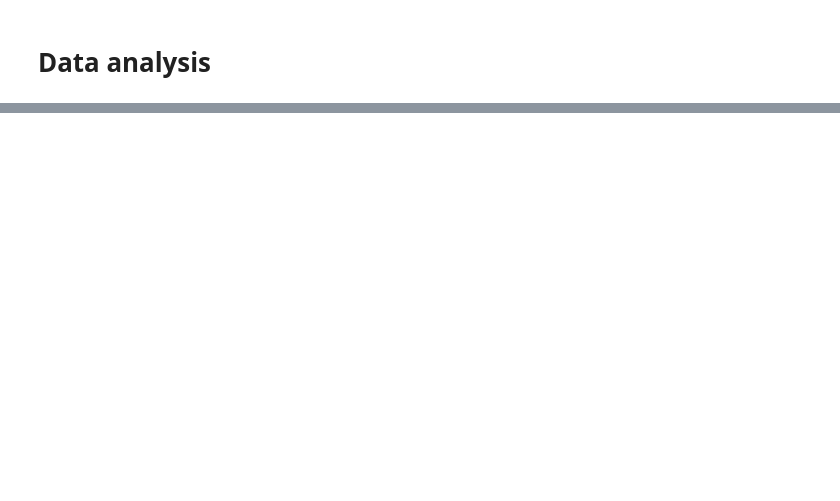
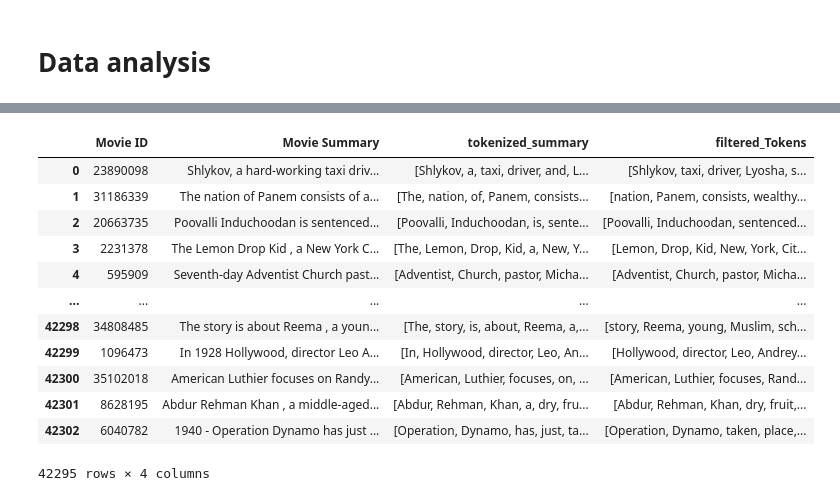
Before and after one commit to epfl-ada/ada-2023-project-adaflix, a Jupyter notebook: garik_notebook.ipynb, the cells around one changed output, grey strips where cells are left out. Cells and saved outputs as stored; diff of their text form; code cells hidden in the pictures; blank space fills up the shorter version.

```diff
--- a/garik_notebook.ipynb
+++ b/garik_notebook.ipynb
@@ -223,0 +345,8 @@ We know have everything in place to perform our analysis. We will start by runni
+# %%
+#create a copy for the summary metadata
+summary_metadata_copy = plot_summaries_df.copy()
+print(f"The shape of the summary metadata before removing duplicates is : {summary_metadata_copy.shape}")
+
+#Remove duplicate values
+summary_metadata_copy = summary_metadata_copy.drop_duplicates("Movie Summary")
+print(f"The shape of the summary metadata after removing duplicates is : {summary_metadata_copy.shape}")
@@ -223,0 +356,5 @@ We know have everything in place to perform our analysis. We will start by runni
+# %%
+#add a column containing tokenized summaries into words
+summary_metadata_copy.loc[:, 'tokenized_summary'] = summary_metadata_copy.apply(lambda x: tokenize(x['Movie Summary']), axis=1)
+
+display(summary_metadata_copy)
@@ -223,0 +375,19 @@ We know have everything in place to perform our analysis. We will start by runni
+# %%
+#Filter the column containing tokenized text by deleting all stopwords
+summary_metadata_copy.loc[:, 'filtered_Tokens'] = summary_metadata_copy['tokenized_summary'].apply(lambda tokens: [word for word in tokens if word.lower() not in stop_words])
+
+display(summary_metadata_copy)
+# %% [output]
+|  | Movie ID | Movie Summary | tokenized_summary | filtered_Tokens |
+| 0 | 23890098 | Shlykov, a hard-working taxi driv... | [Shlykov, a, taxi, driver, and, L... | [Shlykov, taxi, driver, Lyosha, s... |
+| 1 | 31186339 | The nation of Panem consists of a... | [The, nation, of, Panem, consists... | [nation, Panem, consists, wealthy... |
+| 2 | 20663735 | Poovalli Induchoodan is sentenced... | [Poovalli, Induchoodan, is, sente... | [Poovalli, Induchoodan, sentenced... |
+| 3 | 2231378 | The Lemon Drop Kid , a New York C... | [The, Lemon, Drop, Kid, a, New, Y... | [Lemon, Drop, Kid, New, York, Cit... |
+| 4 | 595909 | Seventh-day Adventist Church past... | [Adventist, Church, pastor, Micha... | [Adventist, Church, pastor, Micha... |
+| ... | ... | ... | ... | ... |
+| 42298 | 34808485 | The story is about Reema , a youn... | [The, story, is, about, Reema, a,... | [story, Reema, young, Muslim, sch... |
+| 42299 | 1096473 | In 1928 Hollywood, director Leo A... | [In, Hollywood, director, Leo, An... | [Hollywood, director, Leo, Andrey... |
+| 42300 | 35102018 | American Luthier focuses on Randy... | [American, Luthier, focuses, on, ... | [American, Luthier, focuses, Rand... |
+| 42301 | 8628195 | Abdur Rehman Khan , a middle-aged... | [Abdur, Rehman, Khan, a, dry, fru... | [Abdur, Rehman, Khan, dry, fruit,... |
+| 42302 | 6040782 | 1940 - Operation Dynamo has just ... | [Operation, Dynamo, has, just, ta... | [Operation, Dynamo, taken, place,... |
+42295 rows × 4 columns
```
Also changed, not shown: parts of 30 cells of this notebook.
